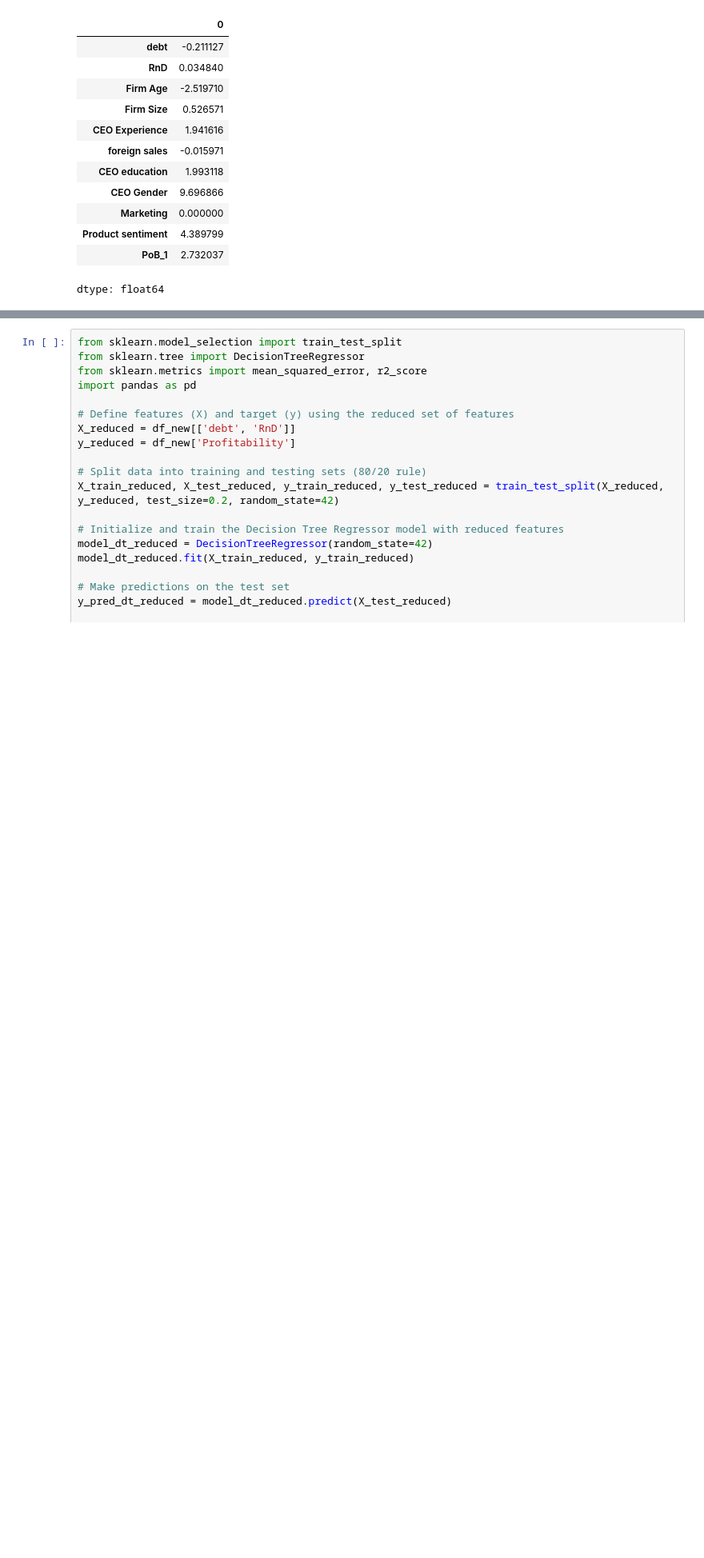
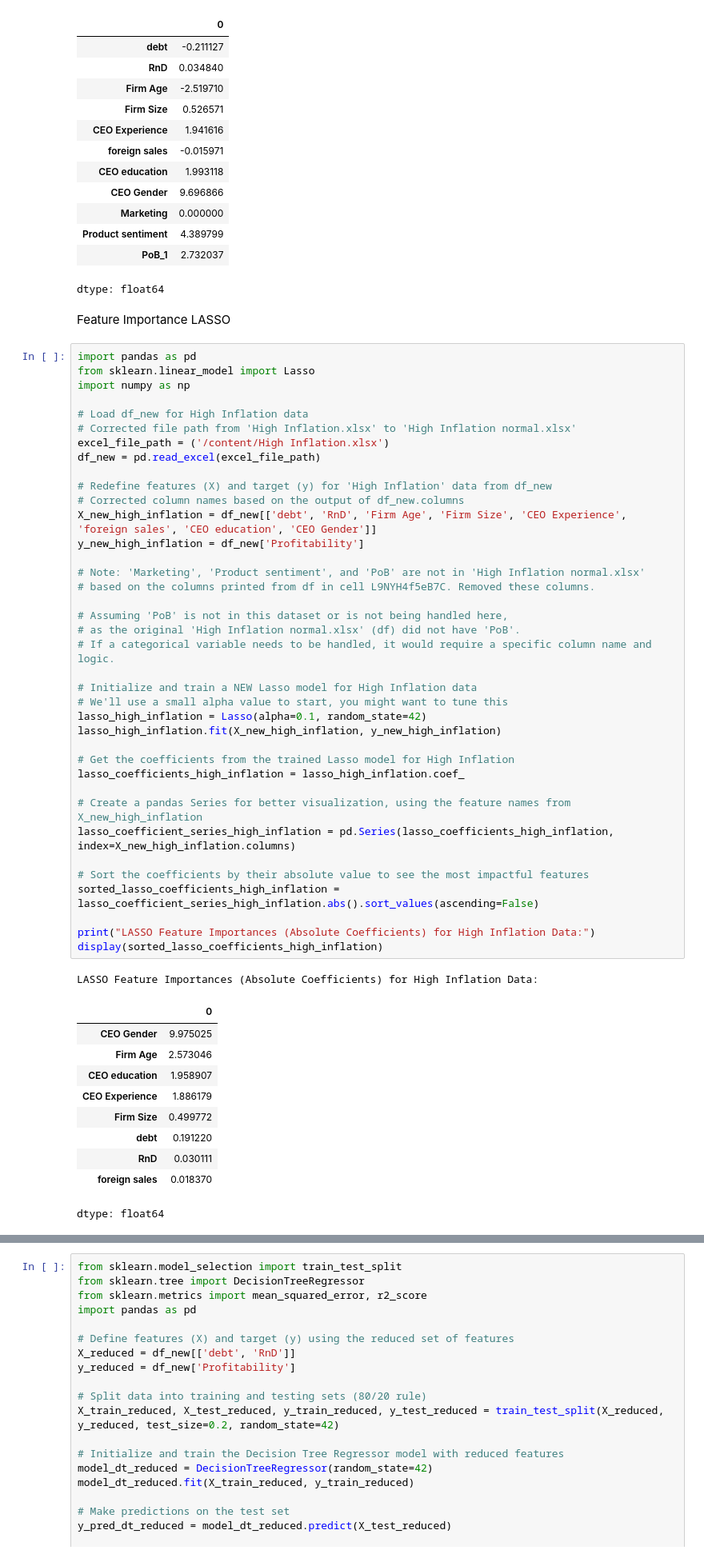
Before and after one commit to nananana25/MSC151, a Jupyter notebook: CW4_MRAP.ipynb, the cells around one changed output, grey strips where cells are left out. Shown at 80% size. Cells and saved outputs as stored; diff of their text form; blank space fills up the shorter version.

```diff
--- a/CW4_MRAP.ipynb
+++ b/CW4_MRAP.ipynb
@@ -480,3 +191,55 @@ LASSO Regularization Coefficients:
 | Product sentiment | 4.389799 |
 | PoB_1 | 2.732037 |
 dtype: float64
+# %% [markdown]
+Feature Importance LASSO
+# %%
+import pandas as pd
+from sklearn.linear_model import Lasso
+import numpy as np
+
+# Load df_new for High Inflation data
+# Corrected file path from 'High Inflation.xlsx' to 'High Inflation normal.xlsx'
+excel_file_path = ('/content/High Inflation.xlsx')
+df_new = pd.read_excel(excel_file_path)
+
+# Redefine features (X) and target (y) for 'High Inflation' data from df_new
+# Corrected column names based on the output of df_new.columns
+X_new_high_inflation = df_new[['debt', 'RnD', 'Firm Age', 'Firm Size', 'CEO Experience', 'foreign sales', 'CEO education', 'CEO Gender']]
+y_new_high_inflation = df_new['Profitability']
+
+# Note: 'Marketing', 'Product sentiment', and 'PoB' are not in 'High Inflation normal.xlsx'
+# based on the columns printed from df in cell L9NYH4f5eB7C. Removed these columns.
+
+# Assuming 'PoB' is not in this dataset or is not being handled here,
+# as the original 'High Inflation normal.xlsx' (df) did not have 'PoB'.
+# If a categorical variable needs to be handled, it would require a specific column name and logic.
+
+# Initialize and train a NEW Lasso model for High Inflation data
+# We'll use a small alpha value to start, you might want to tune this
+lasso_high_inflation = Lasso(alpha=0.1, random_state=42)
+lasso_high_inflation.fit(X_new_high_inflation, y_new_high_inflation)
+
+# Get the coefficients from the trained Lasso model for High Inflation
+lasso_coefficients_high_inflation = lasso_high_inflation.coef_
+
+# Create a pandas Series for better visualization, using the feature names from X_new_high_inflation
+lasso_coefficient_series_high_inflation = pd.Series(lasso_coefficients_high_inflation, index=X_new_high_inflation.columns)
+
+# Sort the coefficients by their absolute value to see the most impactful features
+sorted_lasso_coefficients_high_inflation = lasso_coefficient_series_high_inflation.abs().sort_values(ascending=False)
+
+print("LASSO Feature Importances (Absolute Coefficients) for High Inflation Data:")
+display(sorted_lasso_coefficients_high_inflation)
+# %% [output]
+LASSO Feature Importances (Absolute Coefficients) for High Inflation Data:
+|  | 0 |
+| CEO Gender | 9.975025 |
+| Firm Age | 2.573046 |
+| CEO education | 1.958907 |
+| CEO Experience | 1.886179 |
+| Firm Size | 0.499772 |
+| debt | 0.191220 |
+| RnD | 0.030111 |
+| foreign sales | 0.018370 |
+dtype: float64
```
Also changed, not shown: parts of 28 cells of this notebook.
